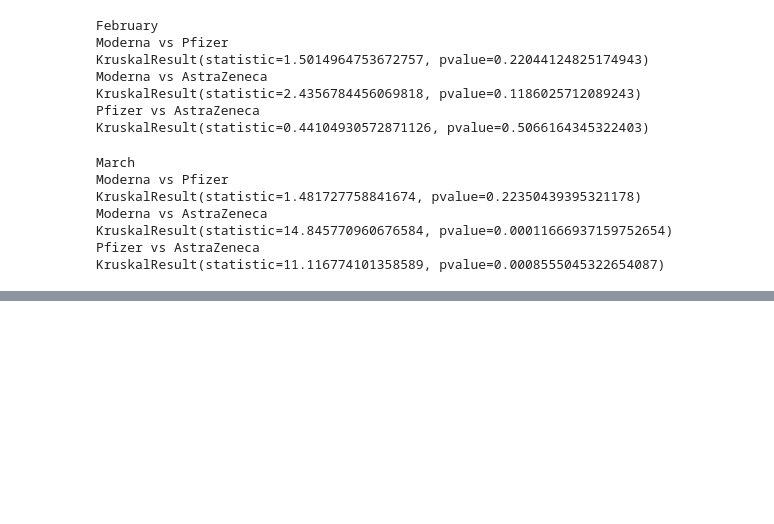
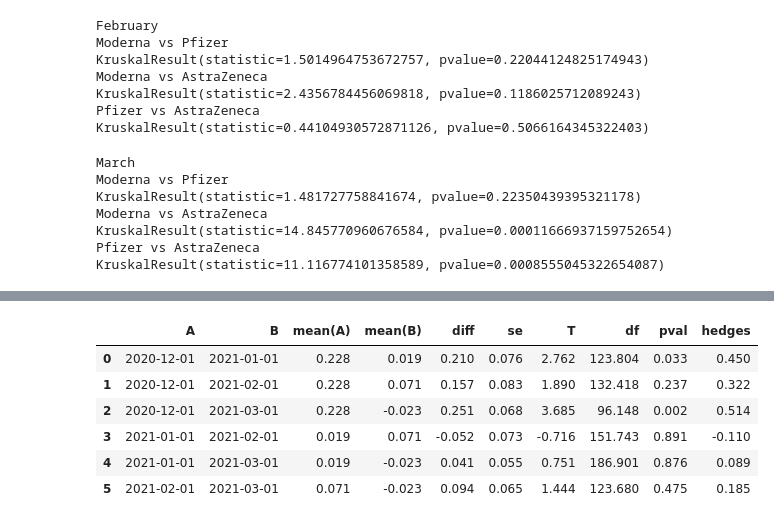
Before and after one commit to Wei-Dartmouth/termproject-group-2, a Jupyter notebook: stats_tests.ipynb, the cells around one changed output, grey strips where cells are left out. Saved outputs shown, nothing was run; the diff lists cells and outputs as text; code cells hidden in the pictures; blank space fills up the shorter version.

```diff
--- a/stats_tests.ipynb
+++ b/stats_tests.ipynb
@@ -452,0 +604,10 @@ KruskalResult(statistic=11.116774101358589, pvalue=0.0008555045322654087)
+# %%
+pg.pairwise_gameshowell(data=astra_4_months_df, dv="sent_val", between="month").round(3)
+# %% [output]
+|  | A | B | mean(A) | mean(B) | diff | se | T | df | pval | hedges |
+| 0 | 2020-12-01 | 2021-01-01 | 0.228 | 0.019 | 0.210 | 0.076 | 2.762 | 123.804 | 0.033 | 0.450 |
+| 1 | 2020-12-01 | 2021-02-01 | 0.228 | 0.071 | 0.157 | 0.083 | 1.890 | 132.418 | 0.237 | 0.322 |
+| 2 | 2020-12-01 | 2021-03-01 | 0.228 | -0.023 | 0.251 | 0.068 | 3.685 | 96.148 | 0.002 | 0.514 |
+| 3 | 2021-01-01 | 2021-02-01 | 0.019 | 0.071 | -0.052 | 0.073 | -0.716 | 151.743 | 0.891 | -0.110 |
+| 4 | 2021-01-01 | 2021-03-01 | 0.019 | -0.023 | 0.041 | 0.055 | 0.751 | 186.901 | 0.876 | 0.089 |
+| 5 | 2021-02-01 | 2021-03-01 | 0.071 | -0.023 | 0.094 | 0.065 | 1.444 | 123.680 | 0.475 | 0.185 |
```
Also changed, not shown: parts of 14 cells of this notebook.
